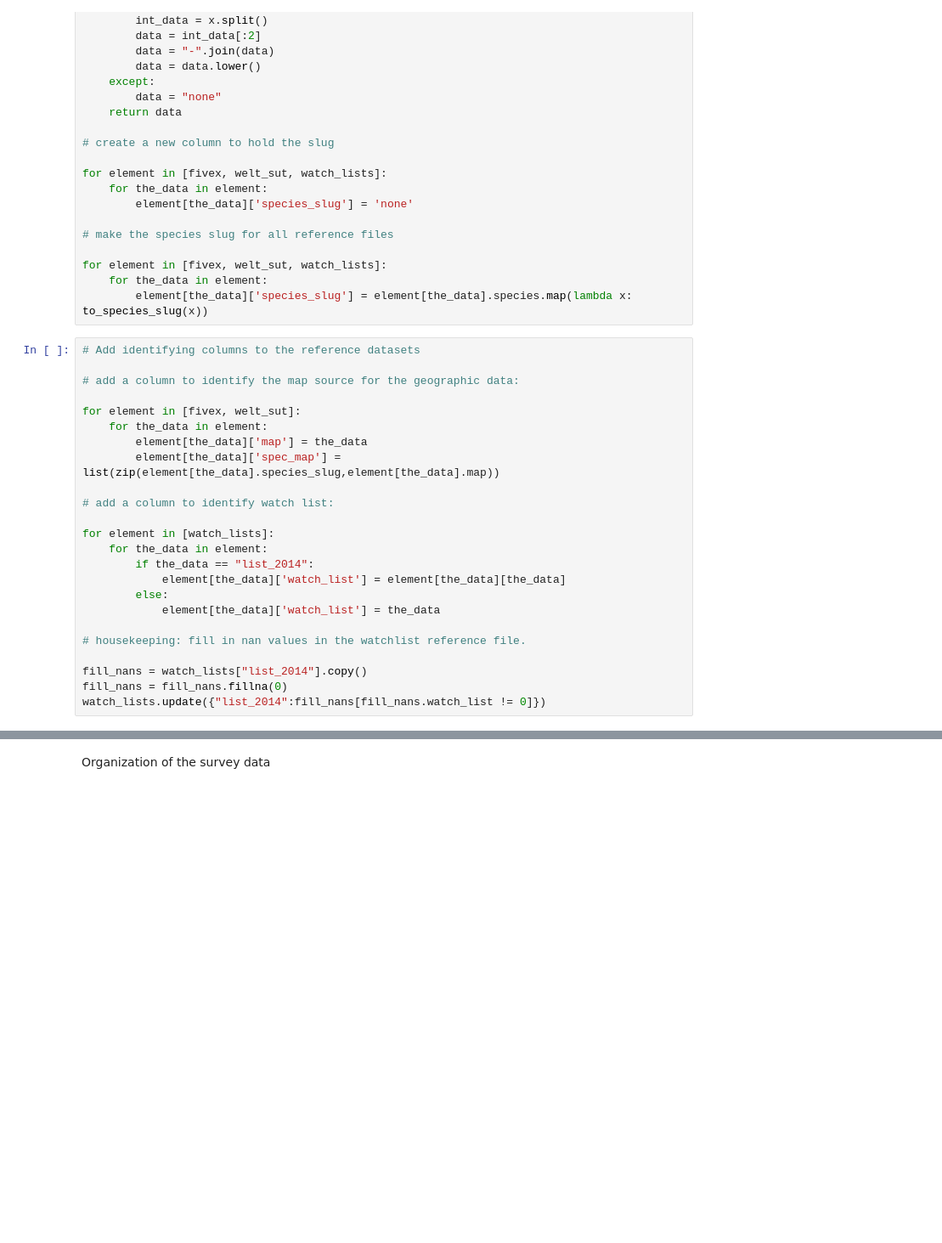
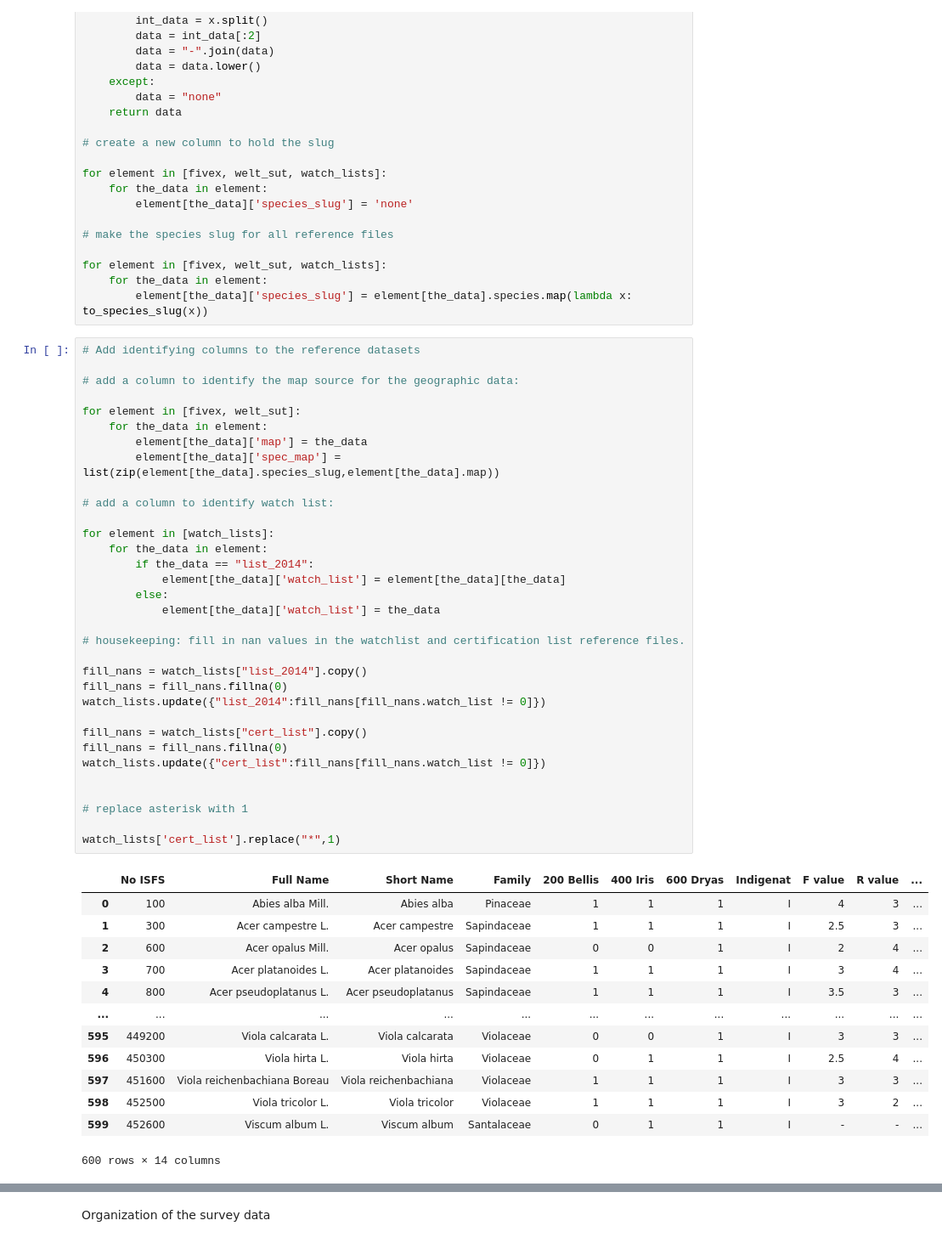
Before and after one commit to thorerismann/hdbot, a Jupyter notebook: preprocess.ipynb, the cells around one changed output, grey strips where cells are left out. Shown: that part at 85% size. Cells and saved outputs as stored; diff of their text form; blank space fills up the shorter version.

```diff
--- a/preprocess.ipynb
+++ b/preprocess.ipynb
@@ -132,24 +138,47 @@ for element in [fivex, welt_sut, watch_lists]:
 # %%
 # Add identifying columns to the reference datasets
 
 # add a column to identify the map source for the geographic data:
 
 for element in [fivex, welt_sut]:
     for the_data in element:
         element[the_data]['map'] = the_data
         element[the_data]['spec_map'] = list(zip(element[the_data].species_slug,element[the_data].map))
 
 # add a column to identify watch list:
 
 for element in [watch_lists]:
     for the_data in element:
         if the_data == "list_2014":
             element[the_data]['watch_list'] = element[the_data][the_data]
         else:
             element[the_data]['watch_list'] = the_data
 
-# housekeeping: fill in nan values in the watchlist reference file.
+# housekeeping: fill in nan values in the watchlist and certification list reference files.
 
 fill_nans = watch_lists["list_2014"].copy()
 fill_nans = fill_nans.fillna(0)
 watch_lists.update({"list_2014":fill_nans[fill_nans.watch_list != 0]})
+
+fill_nans = watch_lists["cert_list"].copy()
+fill_nans = fill_nans.fillna(0)
+watch_lists.update({"cert_list":fill_nans[fill_nans.watch_list != 0]})
+
+
+# replace asterisk with 1
+
+watch_lists['cert_list'].replace("*",1)
+# %% [output]
+|  | No ISFS | Full Name | Short Name | Family | 200 Bellis | 400 Iris | 600 Dryas | Indigenat | F value | R value | ... |
+| 0 | 100 | Abies alba Mill. | Abies alba | Pinaceae | 1 | 1 | 1 | I | 4 | 3 | ... |
+| 1 | 300 | Acer campestre L. | Acer campestre | Sapindaceae | 1 | 1 | 1 | I | 2.5 | 3 | ... |
+| 2 | 600 | Acer opalus Mill. | Acer opalus | Sapindaceae | 0 | 0 | 1 | I | 2 | 4 | ... |
+| 3 | 700 | Acer platanoides L. | Acer platanoides | Sapindaceae | 1 | 1 | 1 | I | 3 | 4 | ... |
+| 4 | 800 | Acer pseudoplatanus L. | Acer pseudoplatanus | Sapindaceae | 1 | 1 | 1 | I | 3.5 | 3 | ... |
+| ... | ... | ... | ... | ... | ... | ... | ... | ... | ... | ... | ... |
+| 595 | 449200 | Viola calcarata L. | Viola calcarata | Violaceae | 0 | 0 | 1 | I | 3 | 3 | ... |
+| 596 | 450300 | Viola hirta L. | Viola hirta | Violaceae | 0 | 1 | 1 | I | 2.5 | 4 | ... |
+| 597 | 451600 | Viola reichenbachiana Boreau | Viola reichenbachiana | Violaceae | 1 | 1 | 1 | I | 3 | 3 | ... |
+| 598 | 452500 | Viola tricolor L. | Viola tricolor | Violaceae | 1 | 1 | 1 | I | 3 | 2 | ... |
+| 599 | 452600 | Viscum album L. | Viscum album | Santalaceae | 0 | 1 | 1 | I | - | - | ... |
+600 rows × 14 columns
```
Also changed, not shown: parts of 8 cells of this notebook, 28 other files.
